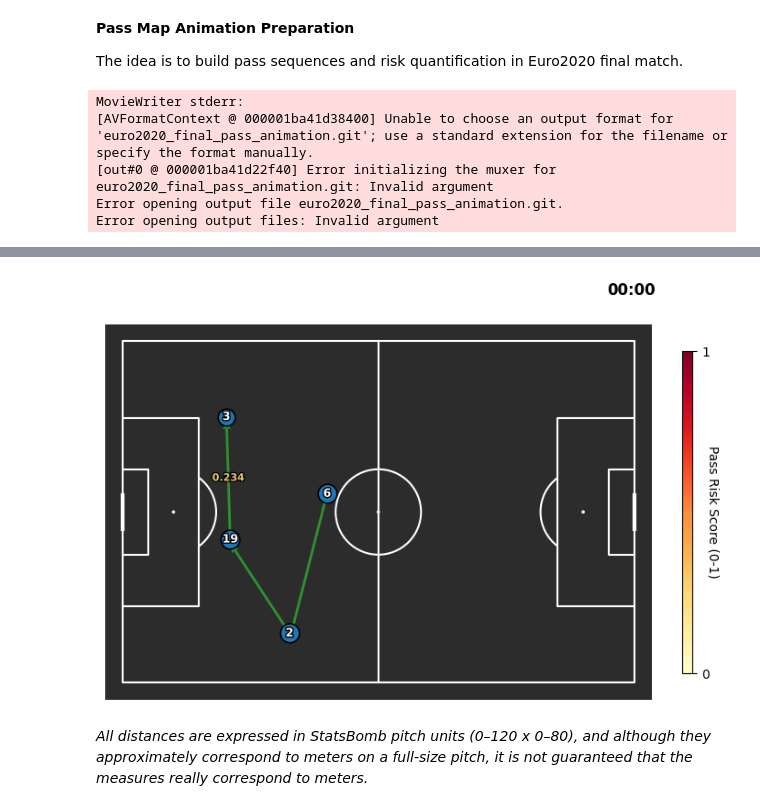
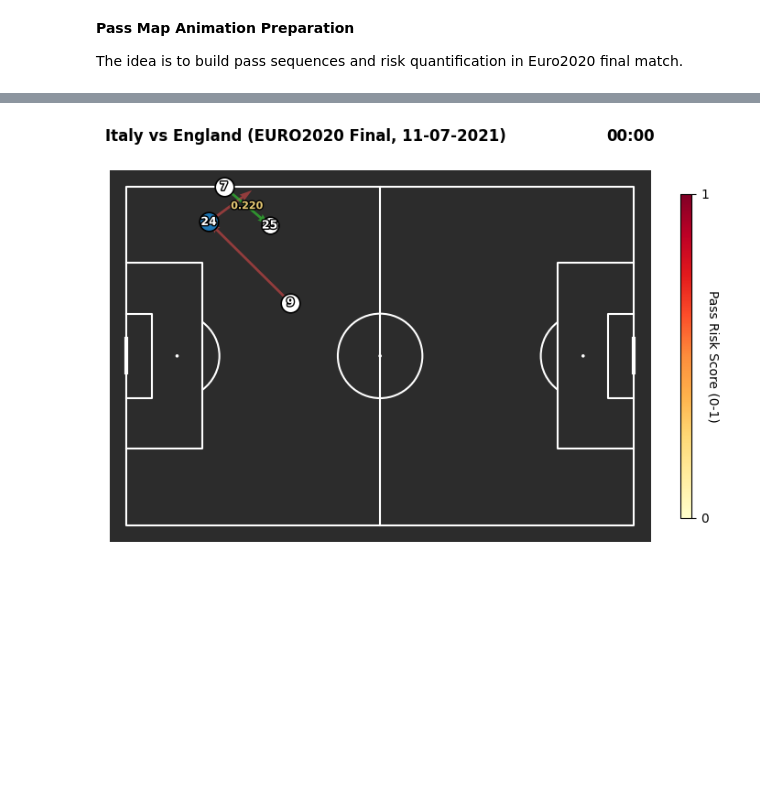
Before and after one commit to pujolaleix/pass_risk_quantification, a Jupyter notebook: pass_risk.ipynb, the cells around one changed output, grey strips where cells are left out. Drawn from its saved outputs; the diff is of its cells as text; code cells hidden in the pictures; blank space fills up the shorter version.

```diff
--- a/pass_risk.ipynb
+++ b/pass_risk.ipynb
@@ -222,6 +222,11 @@ fig, ax = pitch.draw(figsize=(7,5))
 time_text = ax.text(
     pitch_length+5, -10, "",
     ha="right", va="bottom",
+    fontsize=12, color="black", weight="bold"
+)
+match_text = ax.text(
+    -5, -10, "Italy vs England (EURO2020 Final, 11-07-2021)",
+    ha="left", va="bottom",
     fontsize=12, color="black", weight="bold"
 )
 
@@ -322,11 +327,6 @@ ani = animation.FuncAnimation(fig, animate,
 ffmpeg_path = imageio_ffmpeg.get_ffmpeg_exe()
 mpl.rcParams["animation.ffmpeg_path"] = ffmpeg_path
 writer = animation.FFMpegWriter(fps=1, bitrate=1800)
-ani.save('euro2020_final_pass_animation.git', writer=writer)
+ani.save('euro2020_final_pass_animation.mp4', writer=writer)
 df_final.to_csv("euro2020_final_pass_events.csv", index=False)
 # %% [output]
-MovieWriter stderr:
-[AVFormatContext @ 000001ba41d38400] Unable to choose an output format for 'euro2020_final_pass_animation.git'; use a standard extension for the filename or specify the format manually.
-[out#0 @ 000001ba41d22f40] Error initializing the muxer for euro2020_final_pass_animation.git: Invalid argument
-Error opening output file euro2020_final_pass_animation.git.
-Error opening output files: Invalid argument
@@ -334,3 +333 @@ CalledProcessError: Command '['c:\\Users\\pujol\\AppData\\Local\\Programs\\Pytho
-[figure, old version]
+[figure, new version]
-# %% [markdown]
-*All distances are expressed in StatsBomb pitch units (0–120 x 0–80), and although they approximately correspond to meters on a full-size pitch, it is not guaranteed that the measures really correspond to meters.*
```
Also changed, not shown: parts of 1 cell of this notebook, 1 other file.
